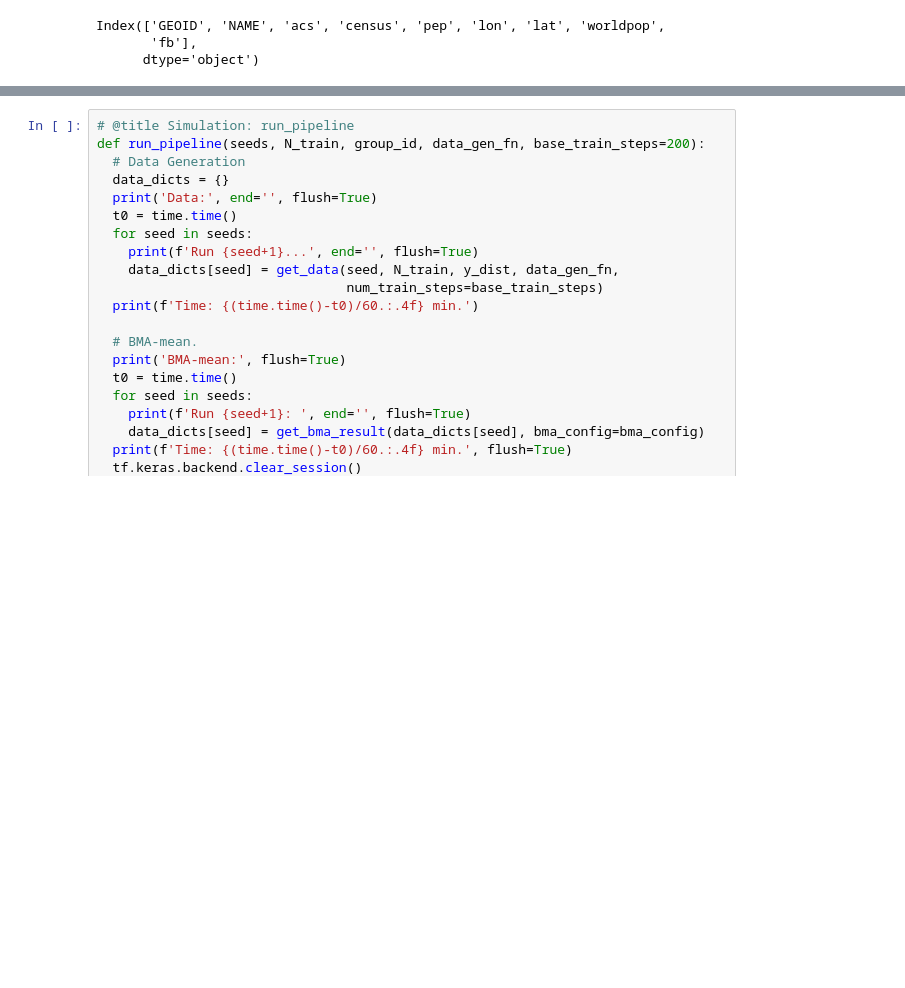
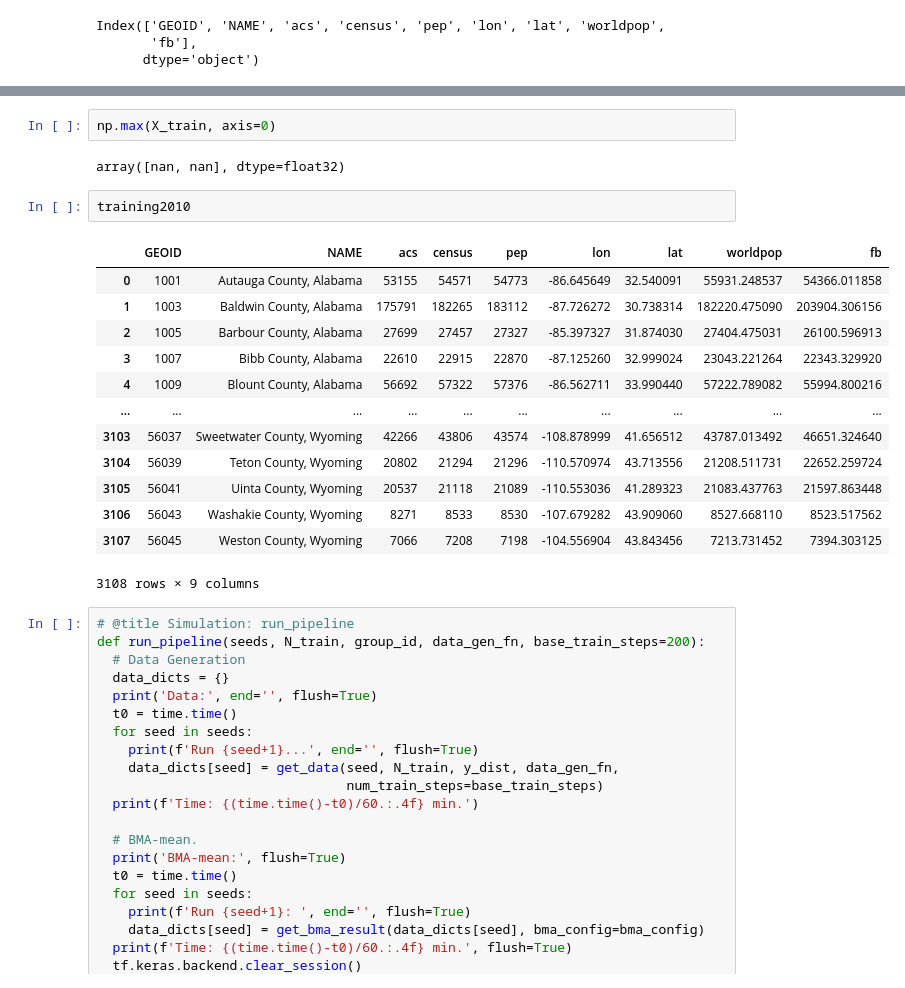
Before and after one commit to nickblink/pop_ensemble, a Jupyter notebook: code/train2010.ipynb, the cells around one changed output, grey strips where cells are left out. Cells and saved outputs as stored; diff of their text form; blank space fills up the shorter version.

```diff
--- a/code/train2010.ipynb
+++ b/code/train2010.ipynb
@@ -677,3 +71,23 @@ def compute_metrics(data_dict, model_name, q_true=None, ind_ids=None, num_sample
+# %%
+np.max(X_train, axis=0)
+# %% [output]
+array([nan, nan], dtype=float32)
+# %%
+training2010
+# %% [output]
+|  | GEOID | NAME | acs | census | pep | lon | lat | worldpop | fb |
+| 0 | 1001 | Autauga County, Alabama | 53155 | 54571 | 54773 | -86.645649 | 32.540091 | 55931.248537 | 54366.011858 |
+| 1 | 1003 | Baldwin County, Alabama | 175791 | 182265 | 183112 | -87.726272 | 30.738314 | 182220.475090 | 203904.306156 |
+| 2 | 1005 | Barbour County, Alabama | 27699 | 27457 | 27327 | -85.397327 | 31.874030 | 27404.475031 | 26100.596913 |
+| 3 | 1007 | Bibb County, Alabama | 22610 | 22915 | 22870 | -87.125260 | 32.999024 | 23043.221264 | 22343.329920 |
+| 4 | 1009 | Blount County, Alabama | 56692 | 57322 | 57376 | -86.562711 | 33.990440 | 57222.789082 | 55994.800216 |
+| ... | ... | ... | ... | ... | ... | ... | ... | ... | ... |
+| 3103 | 56037 | Sweetwater County, Wyoming | 42266 | 43806 | 43574 | -108.878999 | 41.656512 | 43787.013492 | 46651.324640 |
+| 3104 | 56039 | Teton County, Wyoming | 20802 | 21294 | 21296 | -110.570974 | 43.713556 | 21208.511731 | 22652.259724 |
+| 3105 | 56041 | Uinta County, Wyoming | 20537 | 21118 | 21089 | -110.553036 | 41.289323 | 21083.437763 | 21597.863448 |
+| 3106 | 56043 | Washakie County, Wyoming | 8271 | 8533 | 8530 | -107.679282 | 43.909060 | 8527.668110 | 8523.517562 |
+| 3107 | 56045 | Weston County, Wyoming | 7066 | 7208 | 7198 | -104.556904 | 43.843456 | 7213.731452 | 7394.303125 |
+3108 rows × 9 columns
 # %%
 # @title Simulation: run_pipeline
 def run_pipeline(seeds, N_train, group_id, data_gen_fn, base_train_steps=200):
```
Also changed, not shown: parts of 115 cells of this notebook, 3 other files.
